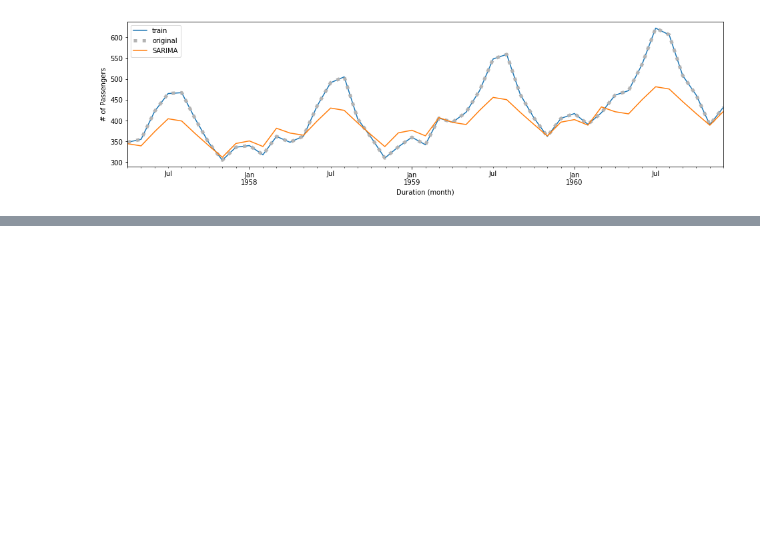
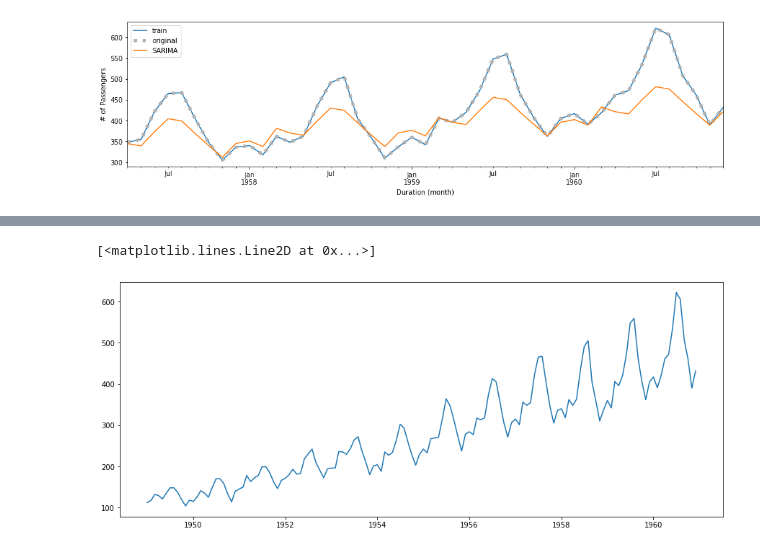
Before and after one commit to miwamasa/DataScience2022, a Jupyter notebook: notebooks/lecture11.ipynb, the cells around one changed output, grey strips where cells are left out. Saved outputs shown, nothing was run; the diff lists cells and outputs as text; code cells hidden in the pictures; blank space fills up the shorter version.

```diff
--- a/notebooks/lecture11.ipynb
+++ b/notebooks/lecture11.ipynb
@@ -106,0 +130,23 @@ plt.show()
+# %%
+# 基本のライブラリを読み込む
+import numpy as np
+import pandas as pd
+from scipy import stats
+
+# グラフ描画
+from matplotlib import pylab as plt
+import seaborn as sns
+%matplotlib inline
+
+# グラフを横長にする
+from matplotlib.pylab import rcParams
+rcParams['figure.figsize'] = 15, 6
+
+# 統計モデル
+import statsmodels.api as sm
+# %%
+data  = pd.read_csv("./data/AirPassengers.csv",
+                   index_col="Month",
+                   parse_dates=True,
+                   dtype="float")
+data .head()
@@ -106,0 +161,4 @@ plt.show()
+# %%
+# 日付形式にする
+ts = data['#Passengers']
+ts.head()
@@ -106,0 +173,6 @@ plt.show()
+# %%
+# プロット
+plt.plot(ts)
+# %% [output]
+[<matplotlib.lines.Line2D at 0x...>]
+[figure, added]
```
Also changed, not shown: parts of 20 cells of this notebook, 1 other file.
